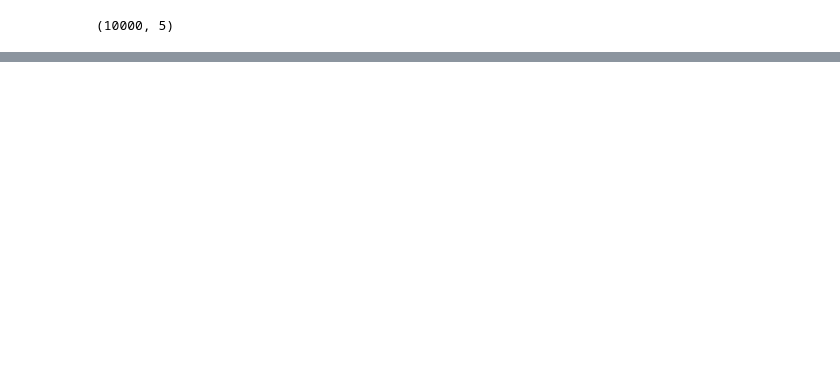
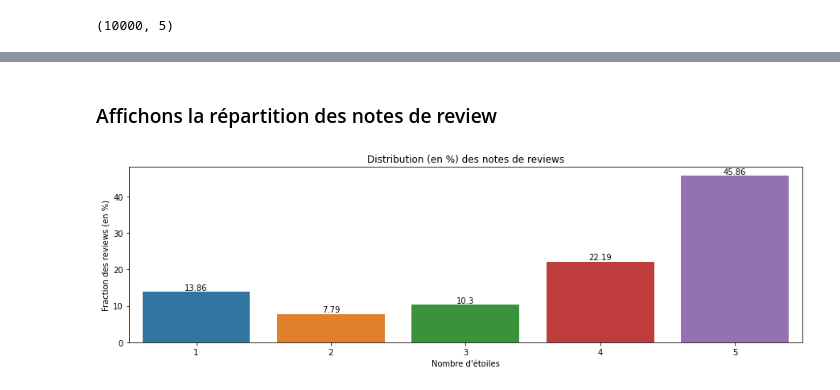
Before and after one commit to Valkea/OC_AI_06, a Jupyter notebook: 01_EDA.ipynb, the cells around one changed output, grey strips where cells are left out. Cells and saved outputs as stored; diff of their text form; code cells hidden in the pictures; blank space fills up the shorter version.

```diff
--- a/01_EDA.ipynb
+++ b/01_EDA.ipynb
@@ -59,0 +98,4 @@ display(data_tip.head(2), data_tip.shape)
+# %%
+file_path = os.path.join("data", "yelp_dataset", "yelp_academic_dataset_review.json")
+data_review = pd.read_json(file_path, lines=True, nrows=1000000)  # 6990280 x 9
+display(data_review.head(2), data_review.shape)
@@ -59,0 +130,29 @@ display(data_tip.head(2), data_tip.shape)
+# %% [markdown]
+### Affichons la répartition des notes de review
+# %%
+def plot_bars(data_, title, labels_modulo=1, labels_rotation=90, show_values=True, show_percent=False, x_label=None, y_label=None):
+
+    if show_percent:
+        total = data_.values.sum()
+        data_ = round(data_/total*100.0,2)
+
+    fig = plt.figure(figsize=(15, 4))
+    ax = sns.barplot(data=data_)
+
+    if show_values:
+        ax.bar_label(ax.containers[0])
+
+    new_ticks = [i.get_text() for i in ax.get_xticklabels()]
+    plt.xticks(range(0, len(new_ticks), labels_modulo), new_ticks[::labels_modulo], rotation=labels_rotation)
+    plt.ylabel(y_label)
+    plt.xlabel(x_label)
+    plt.title(title)
+    plt.show()
+# %%
+select = pd.DataFrame(data_review.stars.value_counts()).reset_index()
+select.sort_values(by='index', inplace=True)
+select.set_index('index', inplace=True)
+
+plot_bars(select.T, "Distribution (en %) des notes de reviews", y_label="Fraction des reviews (en %)", x_label="Nombre d'étoiles", labels_rotation=0, show_percent=True)
+# %% [output]
+[figure, added]
```
Also changed, not shown: parts of 38 cells of this notebook.
